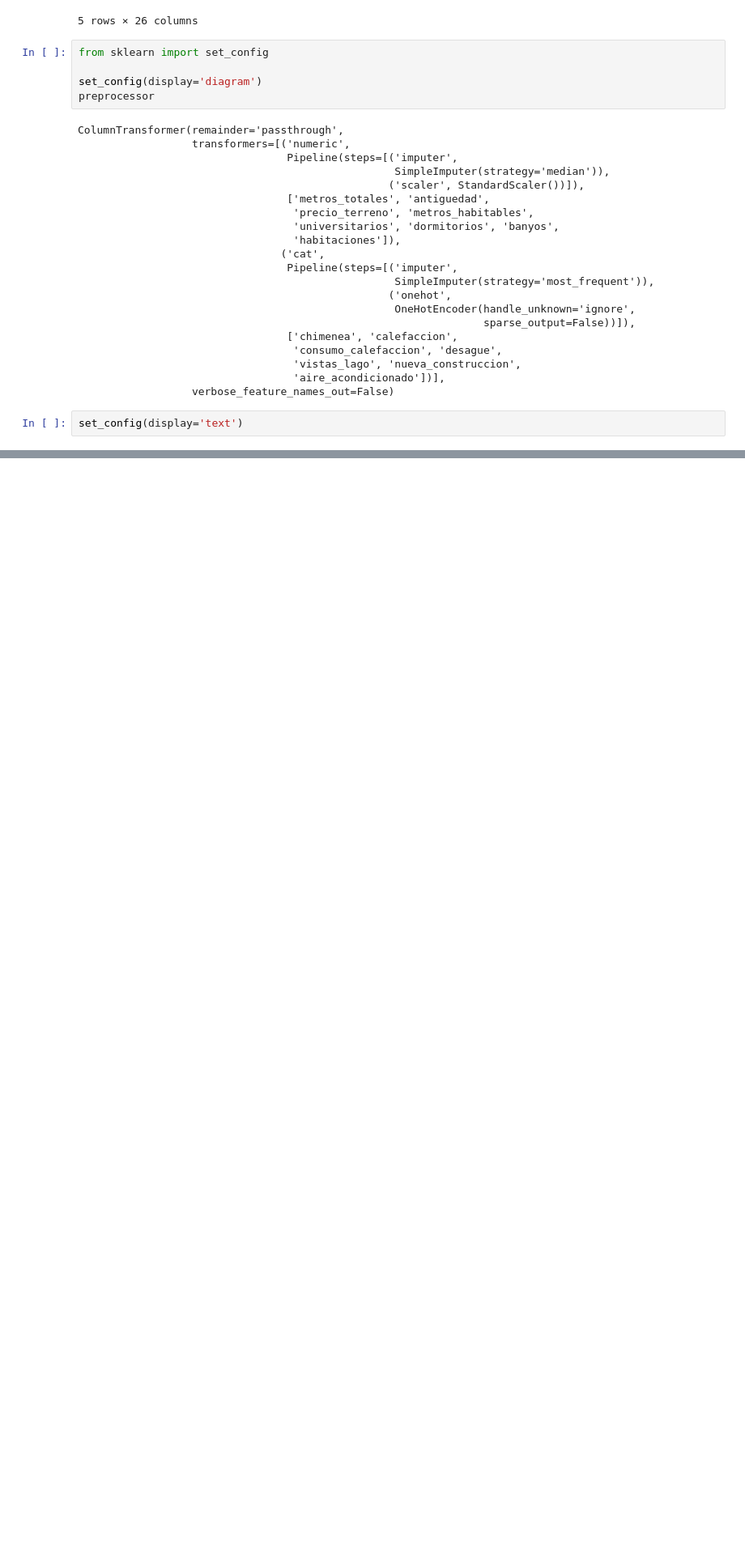
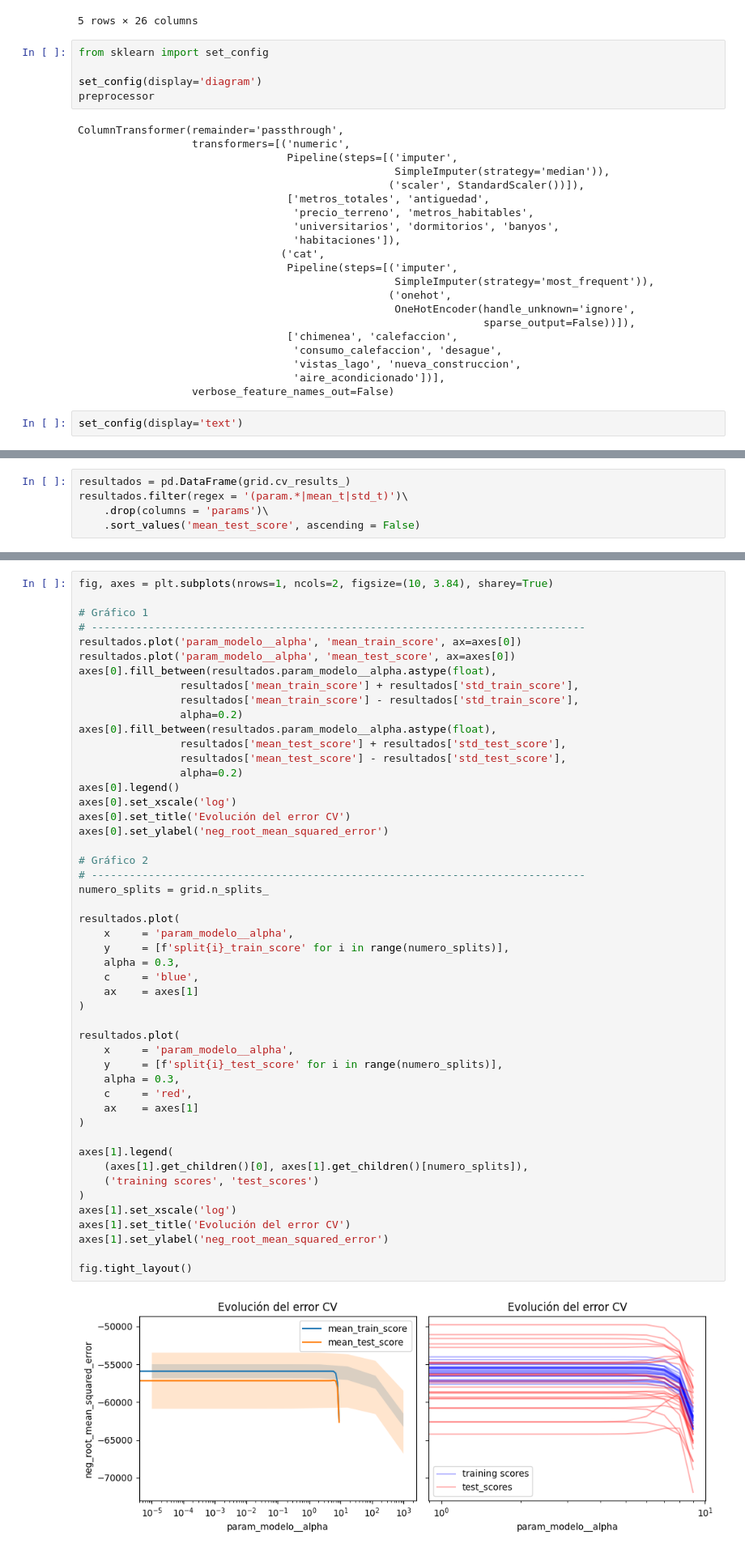
Before and after one commit to JoseJesusLaCasaNieto/Kaggle, a Jupyter notebook: SaratogaHouses/SaratogaHouses.ipynb, the cells around one changed output, grey strips where cells are left out. Shown at 81% size. Saved outputs shown, nothing was run; the diff lists cells and outputs as text; blank space fills up the shorter version.

```diff
--- a/SaratogaHouses/SaratogaHouses.ipynb
+++ b/SaratogaHouses/SaratogaHouses.ipynb
@@ -540,0 +822,5 @@ set_config(display='text')
+# %%
+resultados = pd.DataFrame(grid.cv_results_)
+resultados.filter(regex = '(param.*|mean_t|std_t)')\
+    .drop(columns = 'params')\
+    .sort_values('mean_test_score', ascending = False)
@@ -540,0 +848,51 @@ set_config(display='text')
+# %%
+fig, axes = plt.subplots(nrows=1, ncols=2, figsize=(10, 3.84), sharey=True)
+
+# Gráfico 1
+# ------------------------------------------------------------------------------
+resultados.plot('param_modelo__alpha', 'mean_train_score', ax=axes[0])
+resultados.plot('param_modelo__alpha', 'mean_test_score', ax=axes[0])
+axes[0].fill_between(resultados.param_modelo__alpha.astype(float),
+                resultados['mean_train_score'] + resultados['std_train_score'],
+                resultados['mean_train_score'] - resultados['std_train_score'],
+                alpha=0.2)
+axes[0].fill_between(resultados.param_modelo__alpha.astype(float),
+                resultados['mean_test_score'] + resultados['std_test_score'],
+                resultados['mean_test_score'] - resultados['std_test_score'],
+                alpha=0.2)
+axes[0].legend()
+axes[0].set_xscale('log')
+axes[0].set_title('Evolución del error CV')
+axes[0].set_ylabel('neg_root_mean_squared_error')
+
+# Gráfico 2
+# ------------------------------------------------------------------------------
+numero_splits = grid.n_splits_
+
+resultados.plot(
+    x     = 'param_modelo__alpha',
+    y     = [f'split{i}_train_score' for i in range(numero_splits)],
+    alpha = 0.3,
+    c     = 'blue',
+    ax    = axes[1]
+)
+
+resultados.plot(
+    x     = 'param_modelo__alpha',
+    y     = [f'split{i}_test_score' for i in range(numero_splits)],
+    alpha = 0.3,
+    c     = 'red',
+    ax    = axes[1]
+)
+
+axes[1].legend(
+    (axes[1].get_children()[0], axes[1].get_children()[numero_splits]),
+    ('training scores', 'test_scores')
+)
+axes[1].set_xscale('log')
+axes[1].set_title('Evolución del error CV')
+axes[1].set_ylabel('neg_root_mean_squared_error')
+
+fig.tight_layout()
+# %% [output]
+[figure, added]
```
Also changed, not shown: parts of 38 cells of this notebook.
